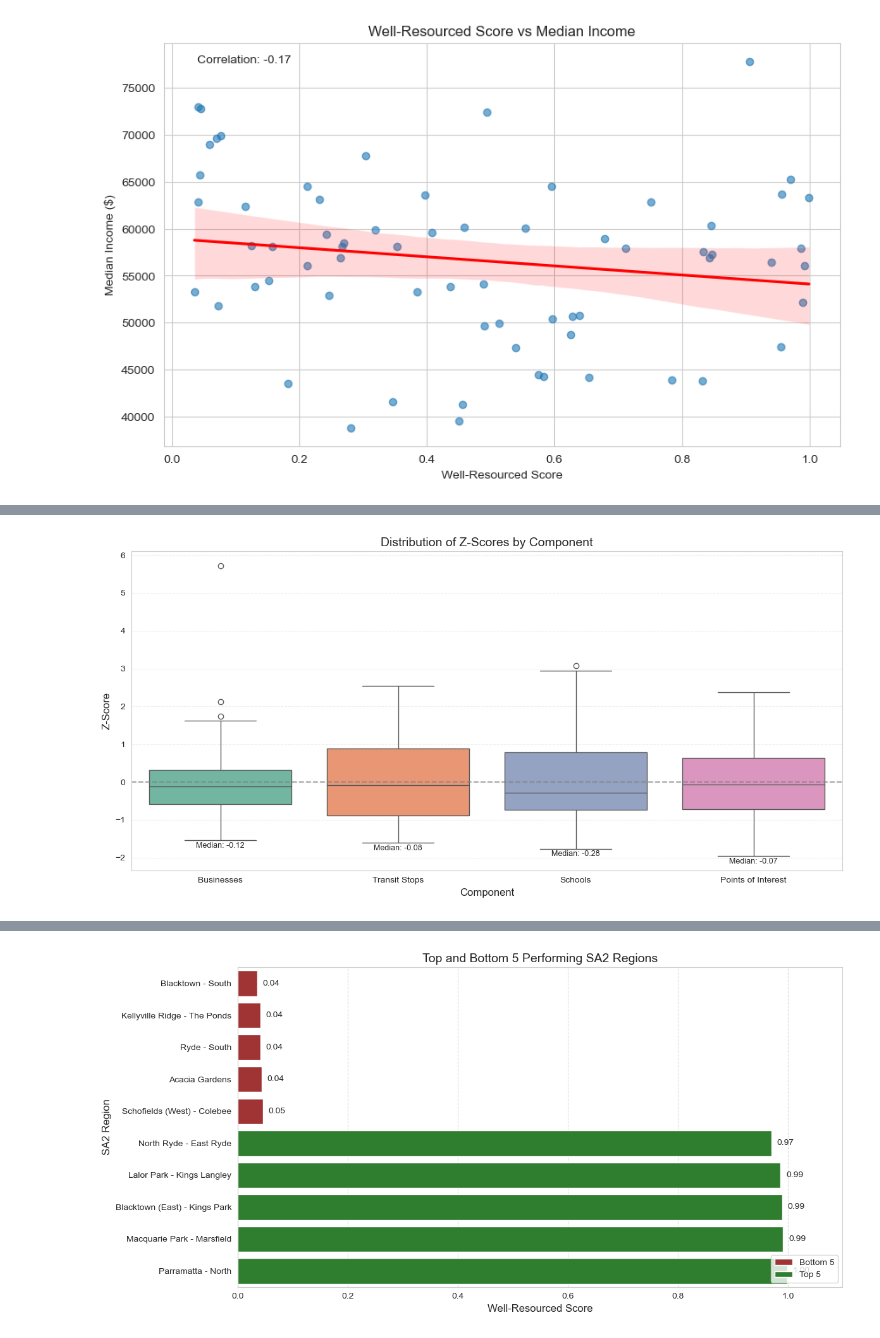
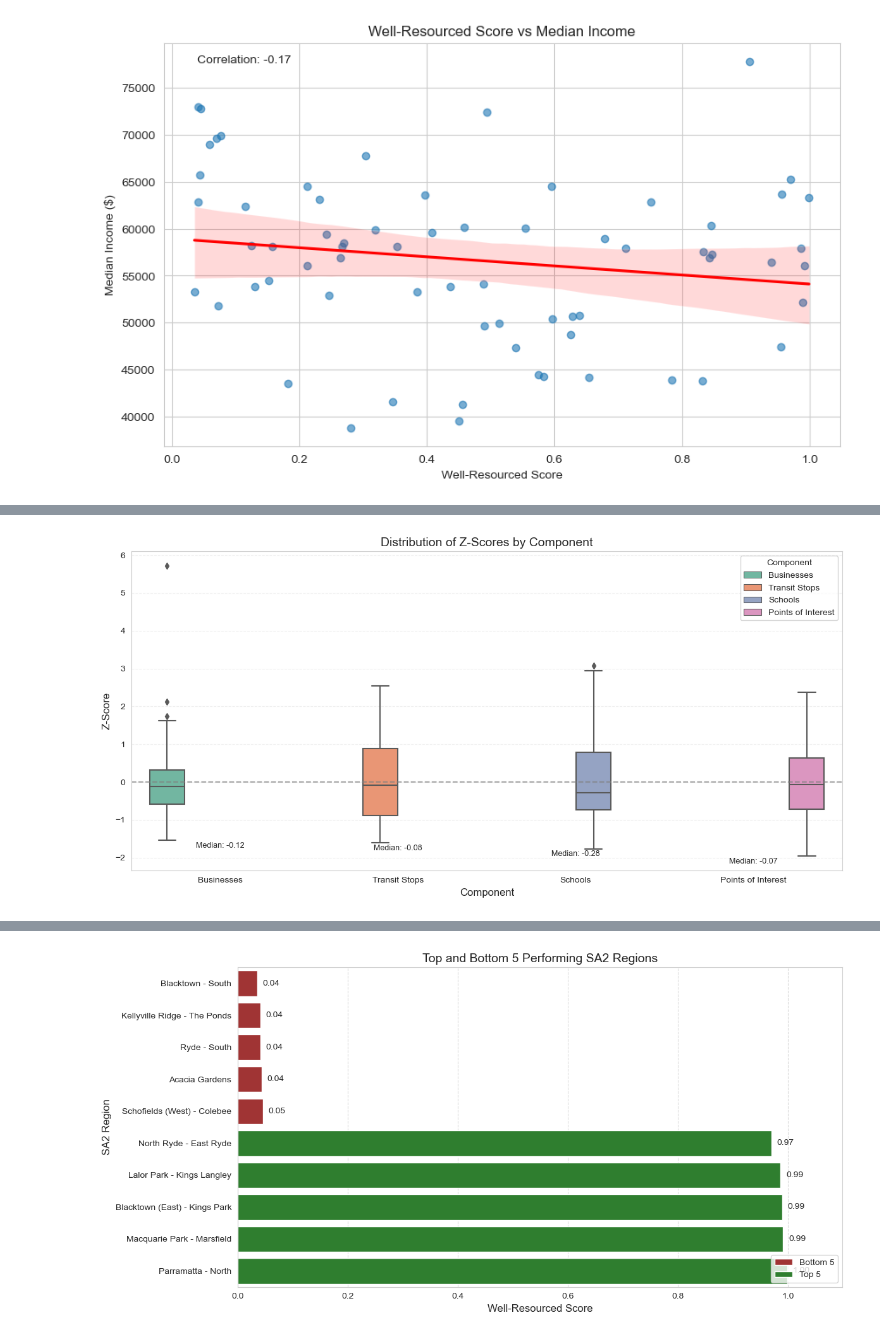
Before and after one commit to modithebest/DATA_ASSIGNMENT, a Jupyter notebook: task1.ipynb, the cells around one changed output, grey strips where cells are left out. Cells and saved outputs as stored; diff of their text form; code cells hidden in the pictures.

Commit message:
Hardik's visualization codes

```diff
--- a/task1.ipynb
+++ b/task1.ipynb
@@ -1219,32 +1222,32 @@ component_names = {
     'z_stops': 'Transit Stops',
     'z_schools': 'Schools',
     'z_poi': 'Points of Interest'
 }
 melted_df['Component'] = melted_df['Component'].map(component_names)
 
 # Plot the component contributions
 plt.figure(figsize=(12, 6))
-sns.boxplot(data=melted_df, x='Component', y='Z-Score', palette='Set2', hue='Component', legend=False)
+sns.boxplot(data=melted_df, x='Component', y='Z-Score', palette='Set2', hue='Component')
 plt.title('Distribution of Z-Scores by Component', fontsize=14)
 plt.xlabel('Component', fontsize=12)
 plt.ylabel('Z-Score', fontsize=12)
 
 # Add reference line at 0
 plt.axhline(0, color='gray', linestyle='--', alpha=0.7, label='Zero Reference')
 
 # Add a bit more context with grid
 plt.grid(axis='y', linestyle='--', alpha=0.3)
 
 # Add some statistics text
 for i, comp in enumerate(component_names.values()):
     subset = melted_df[melted_df['Component'] == comp]['Z-Score']
     median = subset.median()
     plt.annotate(f'Median: {median:.2f}',
                  xy=(i, subset.min() - 0.2),
                  ha='center',
                  fontsize=9)
 
 plt.tight_layout()
 plt.show()
 # %% [output]
-[figure, old version]
+[figure, new version]
```
Also changed, not shown: parts of 16 cells of this notebook.
